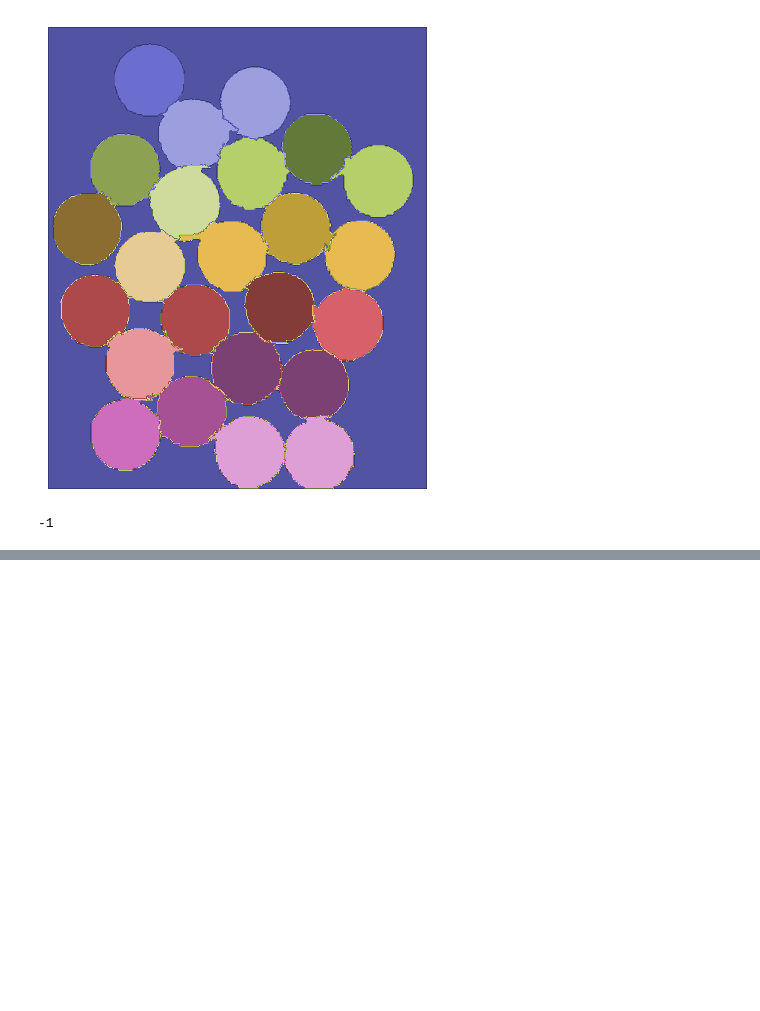
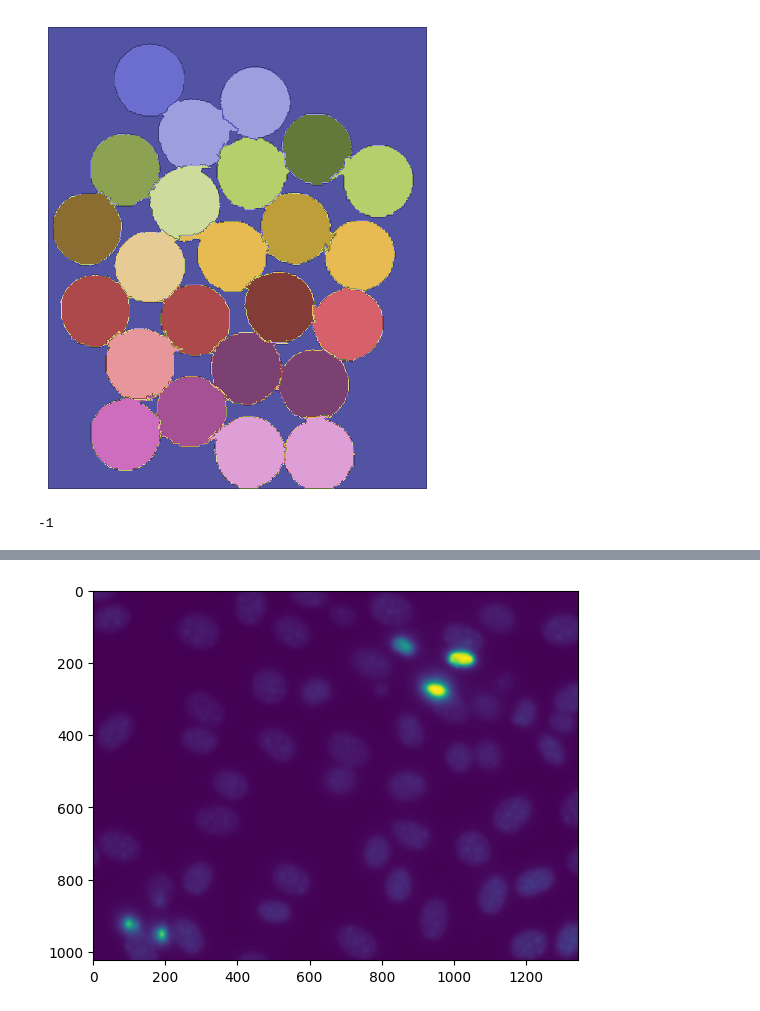
Before and after one commit to carmele9/vision_por_Computador, a Jupyter notebook: intro.ipynb, the cells around one changed output, grey strips where cells are left out. Saved outputs shown, nothing was run; the diff lists cells and outputs as text; code cells hidden in the pictures; blank space fills up the shorter version.

```diff
--- a/intro.ipynb
+++ b/intro.ipynb
@@ -1003,0 +1025,6 @@ ghibli_image("esta.jpg")
+# %%
+nuclear = mahotas.gaussian_filter(nuclear, 4)
+imshow(nuclear)
+show()
+# %% [output]
+[figure, added]
```
Also changed, not shown: parts of 4 cells of this notebook, 1 other file.
